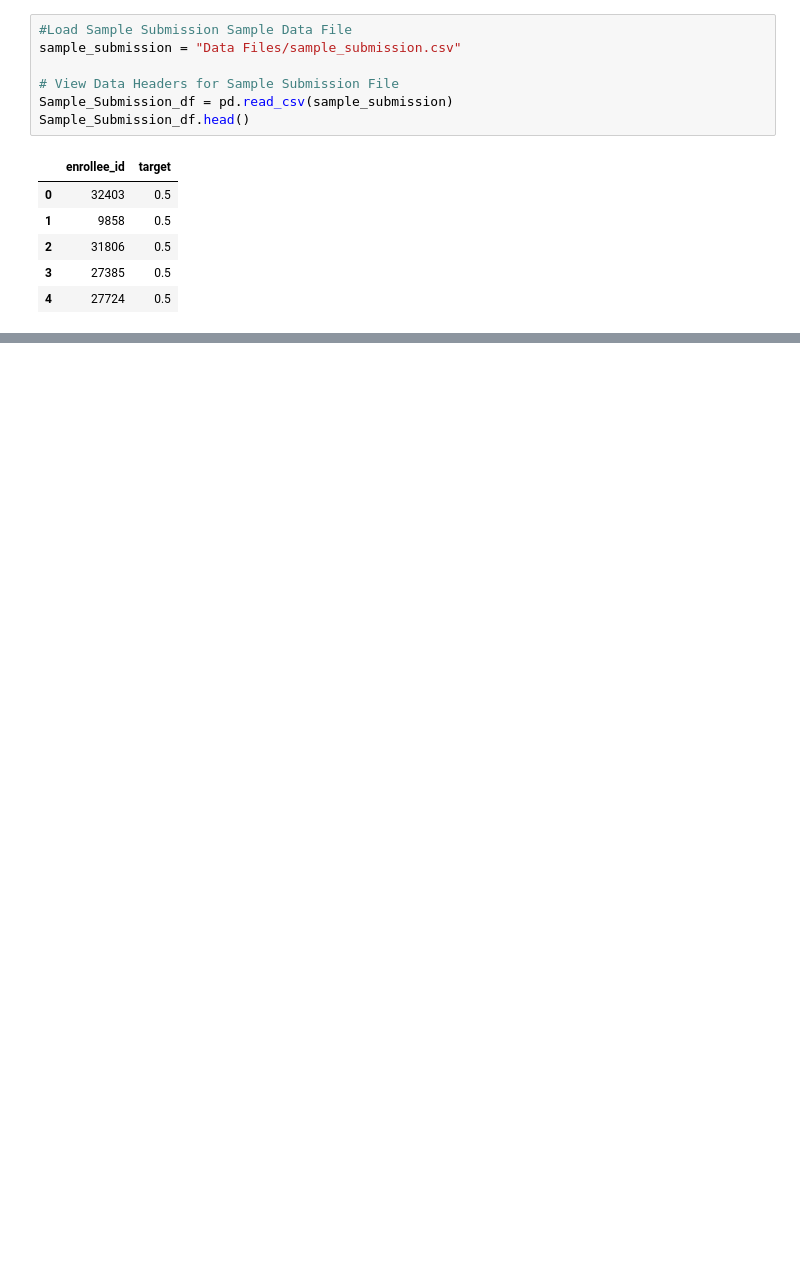
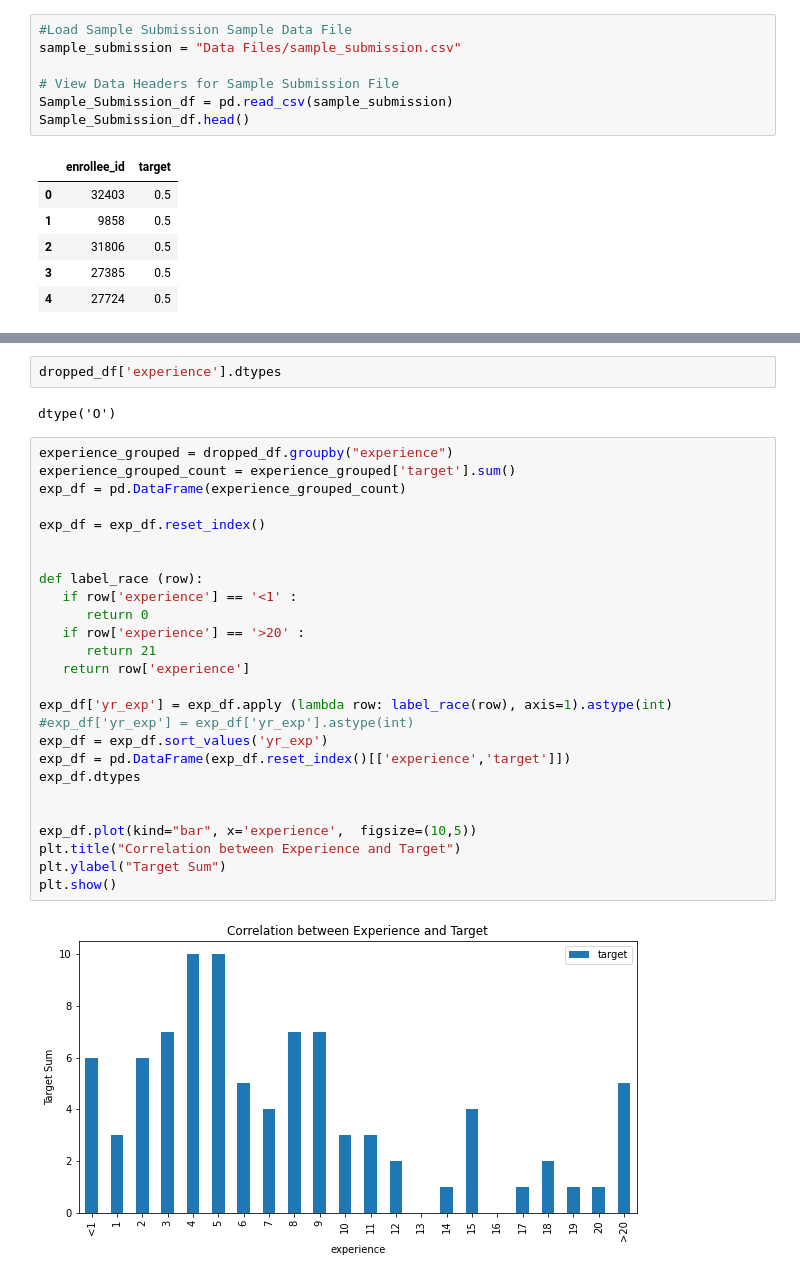
Before and after one commit to kcb3866/HR_Survival_of_the_Fittest, a Jupyter notebook: Survival of the Fittest Data Scientist_SN.ipynb, the cells around one changed output, grey strips where cells are left out. Saved outputs shown, nothing was run; the diff lists cells and outputs as text; blank space fills up the shorter version.

```diff
--- a/Survival of the Fittest Data Scientist_SN.ipynb
+++ b/Survival of the Fittest Data Scientist_SN.ipynb
@@ -91,0 +130,32 @@ There are 471 enrollees and [] duplicates.
+# %%
+dropped_df['experience'].dtypes
+# %% [output]
+dtype('O')
+# %%
+experience_grouped = dropped_df.groupby("experience")
+experience_grouped_count = experience_grouped['target'].sum()
+exp_df = pd.DataFrame(experience_grouped_count)
+
+exp_df = exp_df.reset_index()
+
+
+def label_race (row):
+   if row['experience'] == '<1' :
+      return 0
+   if row['experience'] == '>20' :
+      return 21
+   return row['experience']
+
+exp_df['yr_exp'] = exp_df.apply (lambda row: label_race(row), axis=1).astype(int)
+#exp_df['yr_exp'] = exp_df['yr_exp'].astype(int)
+exp_df = exp_df.sort_values('yr_exp')
+exp_df = pd.DataFrame(exp_df.reset_index()[['experience','target']])
+exp_df.dtypes
+
+
+exp_df.plot(kind="bar", x='experience',  figsize=(10,5))
+plt.title("Correlation between Experience and Target")
+plt.ylabel("Target Sum")
+plt.show()
+# %% [output]
+[figure, added]
```
Also changed, not shown: parts of 18 cells of this notebook, 5 other files.
